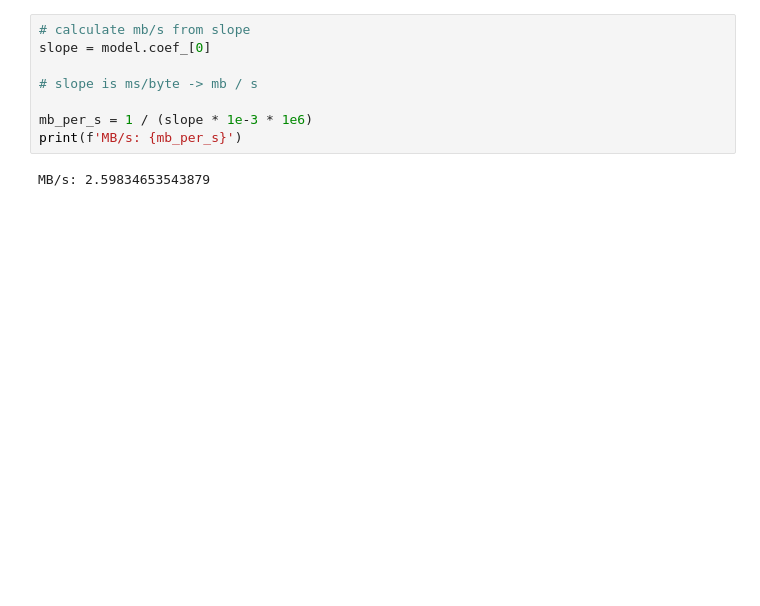
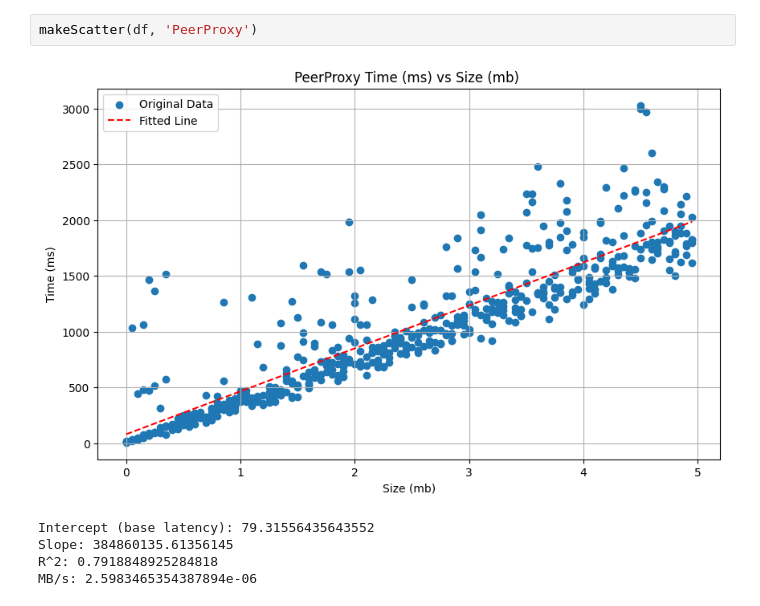
Before and after one commit to Nathanllee1/PeerProxy, a Jupyter notebook: profiling/automatedTesting/throughput.ipynb, the cells around one changed output. Drawn from its saved outputs; the diff is of its cells as text; blank space fills up the shorter version.

```diff
--- a/profiling/automatedTesting/throughput.ipynb
+++ b/profiling/automatedTesting/throughput.ipynb
@@ -46,10 +64,8 @@ Equation: Time = 79.31556435643563 + 0.00038486013561356134 * Size
-# %%
-# calculate mb/s from slope
-slope = model.coef_[0]
-
-# slope is ms/byte -> mb / s
-
-mb_per_s = 1 / (slope * 1e-3 * 1e6)
-print(f'MB/s: {mb_per_s}')
-# %% [output]
-MB/s: 2.59834653543879
+# %%
+makeScatter(df, 'PeerProxy')
+# %% [output]
+[figure, added]
+Intercept (base latency): 79.31556435643552
+Slope: 384860135.61356145
+R^2: 0.7918848925284818
+MB/s: 2.5983465354387894e-06
```
Also changed, not shown: parts of 6 cells of this notebook, 14 other files.
